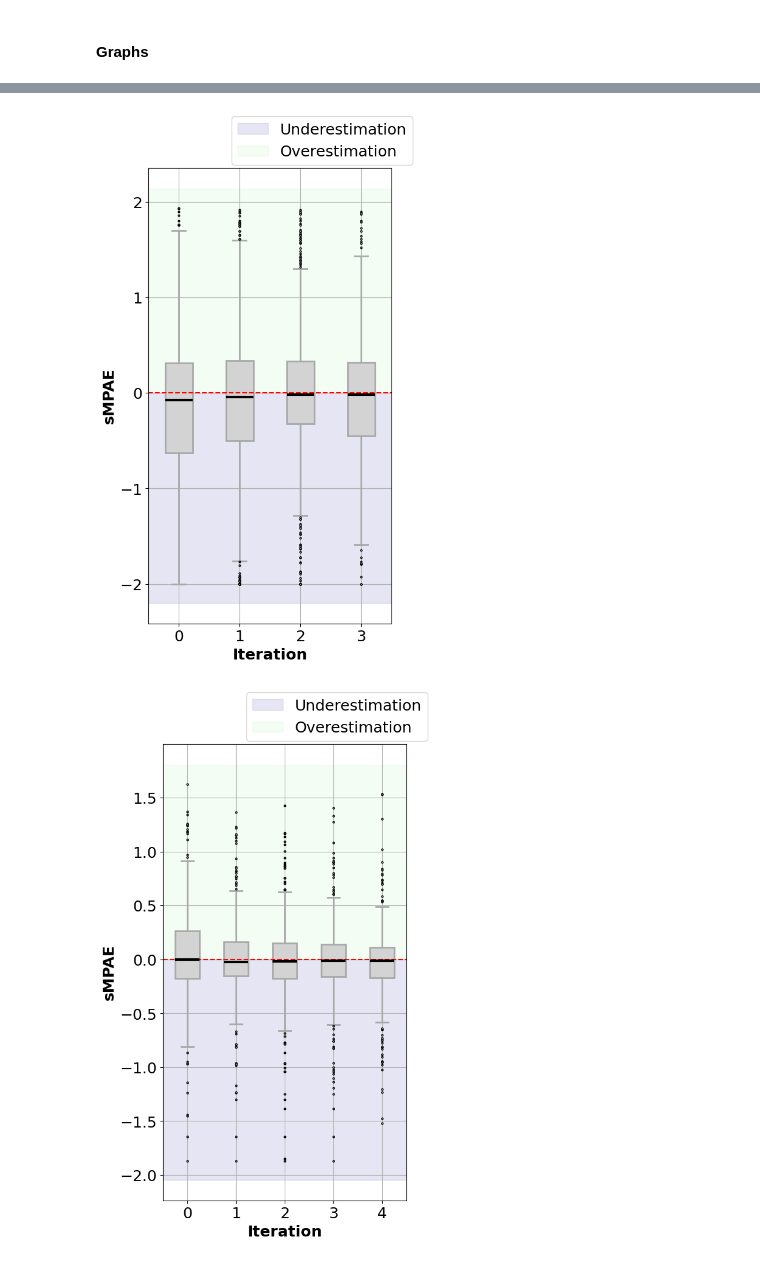
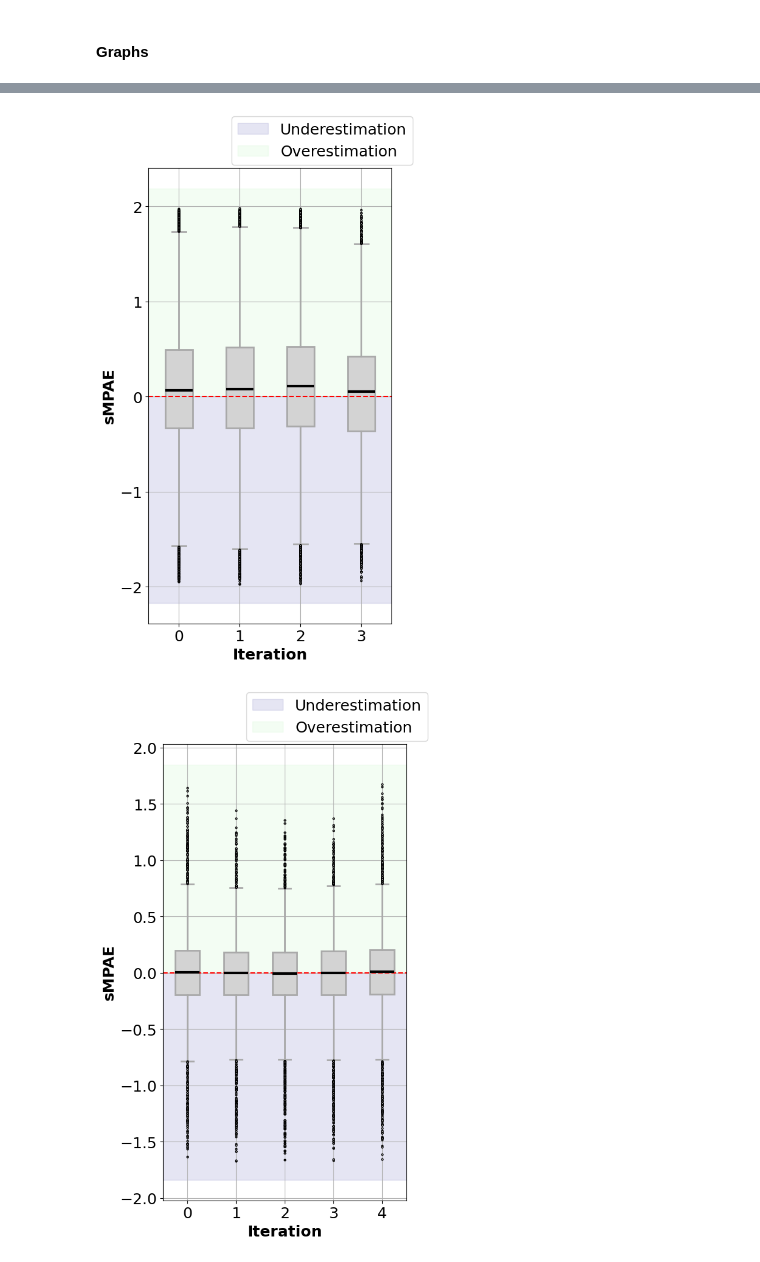
Before and after one commit to MiguelLoureiro98/timecave, a Jupyter notebook: experiments/processing_results.ipynb, the cells around one changed output, grey strips where cells are left out. Saved outputs shown, nothing was run; the diff lists cells and outputs as text; code cells hidden in the pictures.

```diff
--- a/experiments/processing_results.ipynb
+++ b/experiments/processing_results.ipynb
@@ -239,7 +239,7 @@ syn_data_test
 # %% [markdown]
 # Analysing Results
 # %%
-data_val, data_test = real_data_val, real_data_test
+data_val, data_test = syn_data_val, syn_data_test
 # %% [markdown]
 ### Preprocessing results
 # %%
@@ -464,11 +464,11 @@ boxplots_per_iteration(prettify(iteration_data), "mse", "ARMA", pretty_methods["
 # %%
 boxplots_per_iteration(prettify(iteration_data), "mse", "ARMA", pretty_methods["Rolling_Window"], ["sMPAE"], 10, 5);
 # %% [output]
-[figure, old version]
+[figure, new version]
 # %%
-boxplots_per_iteration(prettify(iteration_data), "mae", "ARMA", pretty_methods["Block_CV"], ["sMPAE"], 10, 5);
+boxplots_per_iteration(prettify(iteration_data), "mae", "Tree", pretty_methods["Block_CV"], ["sMPAE"], 10, 5);
 # %% [output]
-[figure, old version]
+[figure, new version]
 # %%
 violin_plots_per_iteration(prettify(iteration_data), "mse", "ARMA", pretty_methods["Block_CV"], ["sMPAE"], 10, 5);
 # %% [output]
```
Also changed, not shown: parts of 18 cells of this notebook.
